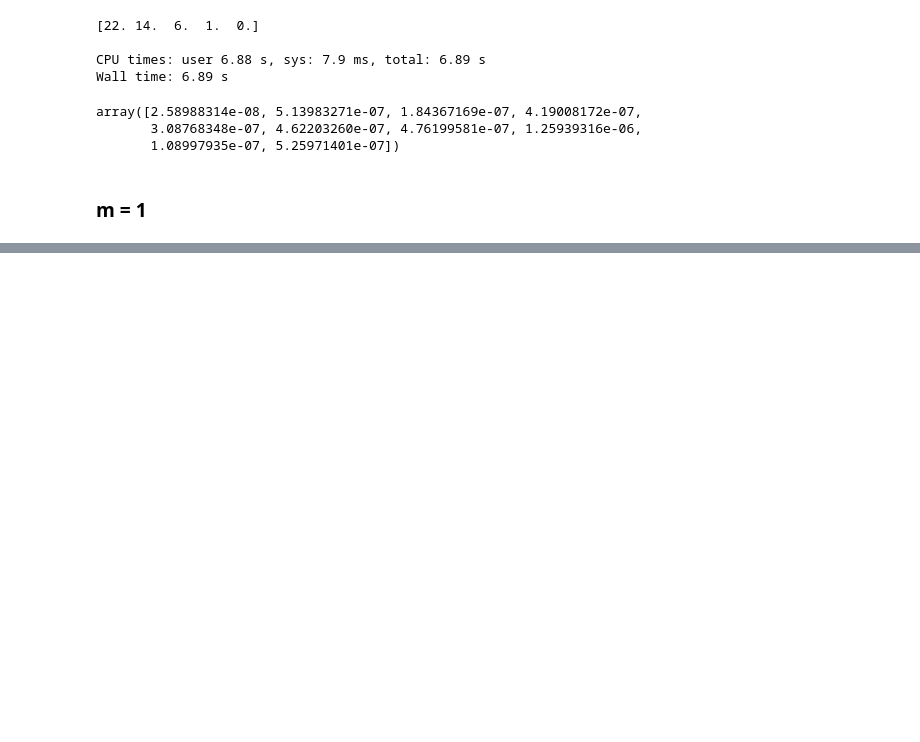
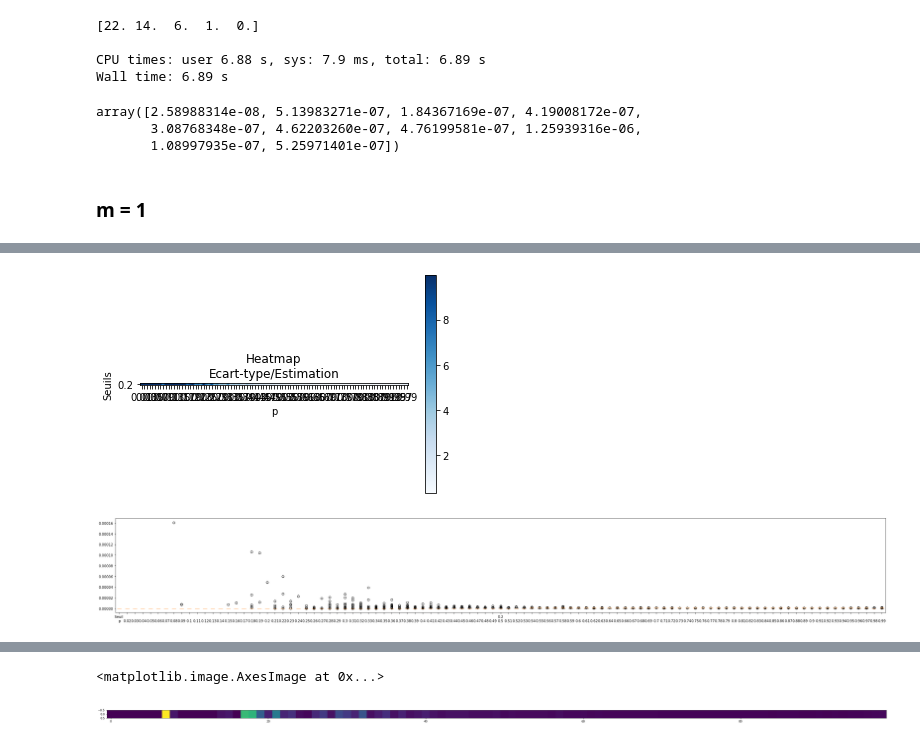
Before and after one commit to pinnertw/Modal, a Jupyter notebook: TPs/Projet_Modal-Q1-1.ipynb, the cells around one changed output, grey strips where cells are left out. Drawn from its saved outputs; the diff is of its cells as text; code cells hidden in the pictures; blank space fills up the shorter version.

```diff
--- a/TPs/Projet_Modal-Q1-1.ipynb
+++ b/TPs/Projet_Modal-Q1-1.ipynb
@@ -655,0 +659,11 @@ Wall time: 1.55 s
+# %%
+%%time
+# solo
+n = 100
+seuils = [0.2]
+ps = [i / 100 for i in range(1, 100)]
+#Heatmap("probas_solo", seuils, ps, n, saut_1)
+analyse("probas_solo.npy", seuils, ps)
+# %% [output]
+[figure, added]
+[figure, added]
@@ -655,0 +672,6 @@ Wall time: 1.55 s
+# %%
+plt.figure(figsize=(50, 10))
+plt.imshow(probas.std(axis=2))
+# %% [output]
+<matplotlib.image.AxesImage at 0x...>
+[figure, added]
```
Also changed, not shown: parts of 17 cells of this notebook, 24 other files.
